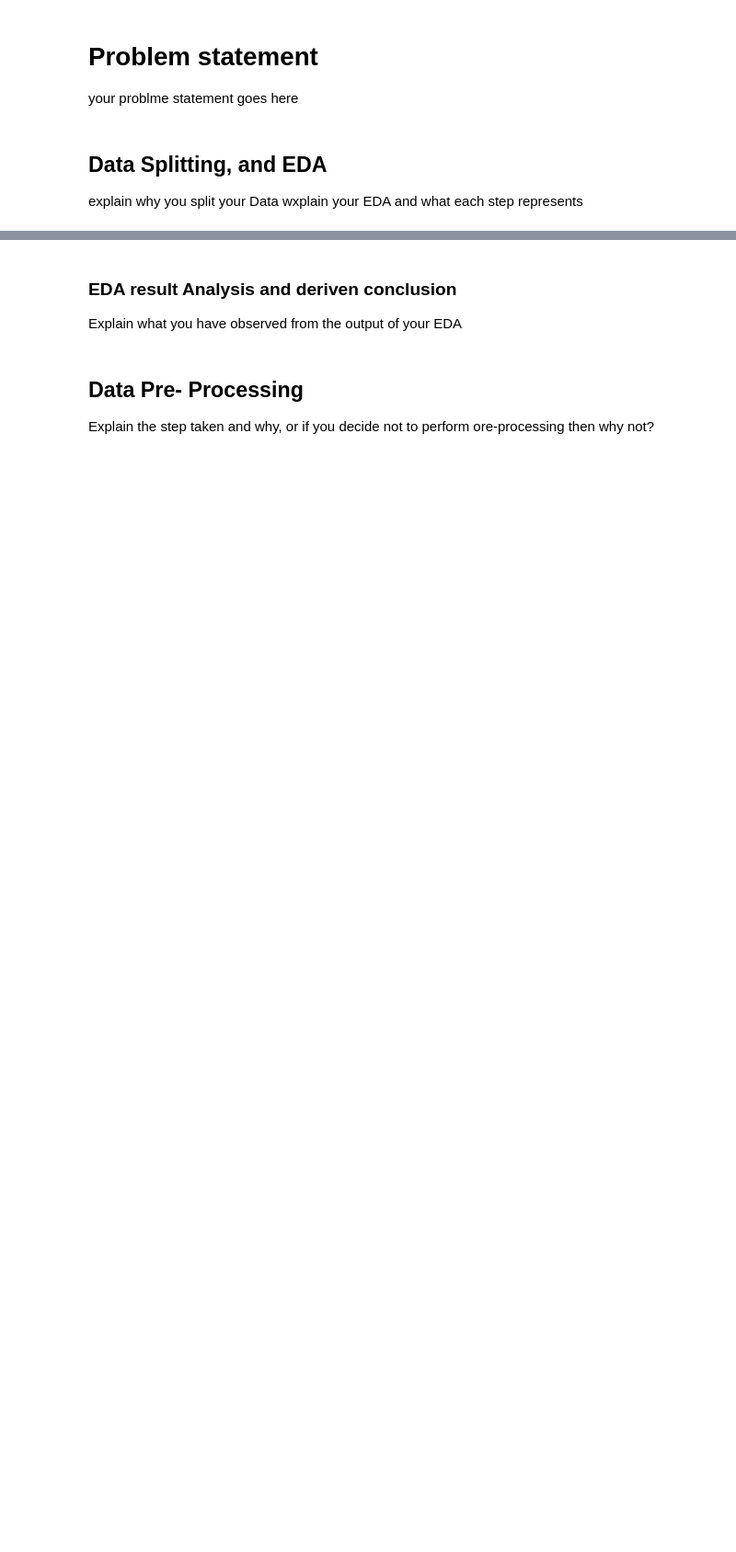
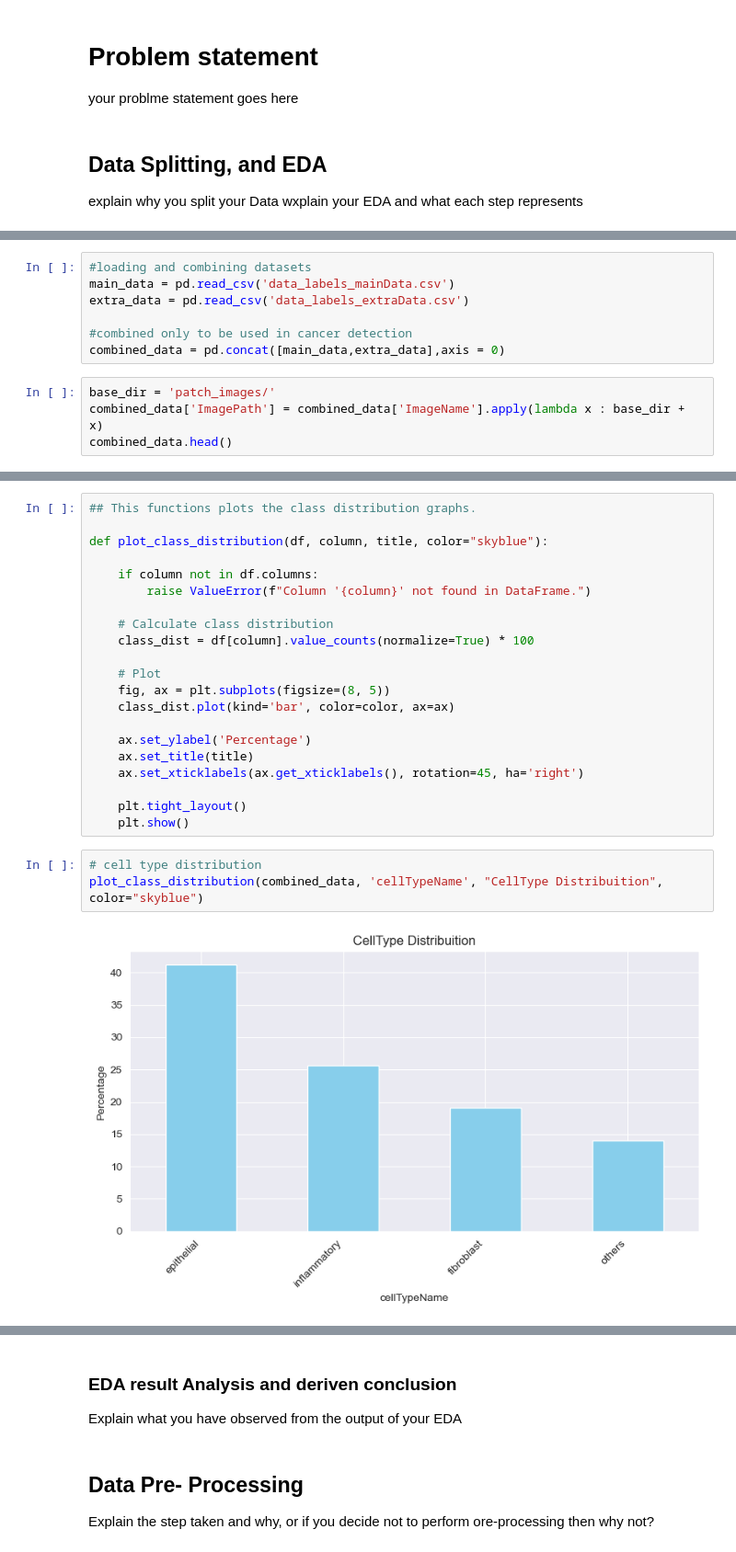
Before and after one commit to Shalini247/Image-Classification, a Jupyter notebook: s4073541_s4072225.ipynb, the cells around one changed output, grey strips where cells are left out. Shown at 92% size. Drawn from its saved outputs; the diff is of its cells as text; blank space fills up the shorter version.

Commit message:
changes to EDA, data split and preprocessing

```diff
--- a/s4073541_s4072225.ipynb
+++ b/s4073541_s4072225.ipynb
@@ -24,0 +33,11 @@ import numpy as np
+# %%
+#loading and combining datasets
+main_data = pd.read_csv('data_labels_mainData.csv')
+extra_data = pd.read_csv('data_labels_extraData.csv')
+
+#combined only to be used in cancer detection
+combined_data = pd.concat([main_data,extra_data],axis = 0)
+# %%
+base_dir = 'patch_images/'
+combined_data['ImagePath'] = combined_data['ImageName'].apply(lambda x : base_dir + x)
+combined_data.head()
@@ -24,0 +107,26 @@ import numpy as np
+# %%
+## This functions plots the class distribution graphs.
+
+def plot_class_distribution(df, column, title, color="skyblue"):
+
+    if column not in df.columns:
+        raise ValueError(f"Column '{column}' not found in DataFrame.")
+
+    # Calculate class distribution
+    class_dist = df[column].value_counts(normalize=True) * 100
+
+    # Plot
+    fig, ax = plt.subplots(figsize=(8, 5))
+    class_dist.plot(kind='bar', color=color, ax=ax)
+
+    ax.set_ylabel('Percentage')
+    ax.set_title(title)
+    ax.set_xticklabels(ax.get_xticklabels(), rotation=45, ha='right')
+
+    plt.tight_layout()
+    plt.show()
+# %%
+# cell type distribution
+plot_class_distribution(combined_data, 'cellTypeName', "CellType Distribuition", color="skyblue")
+# %% [output]
+[figure, added]
```
Also changed, not shown: parts of 33 cells of this notebook.
